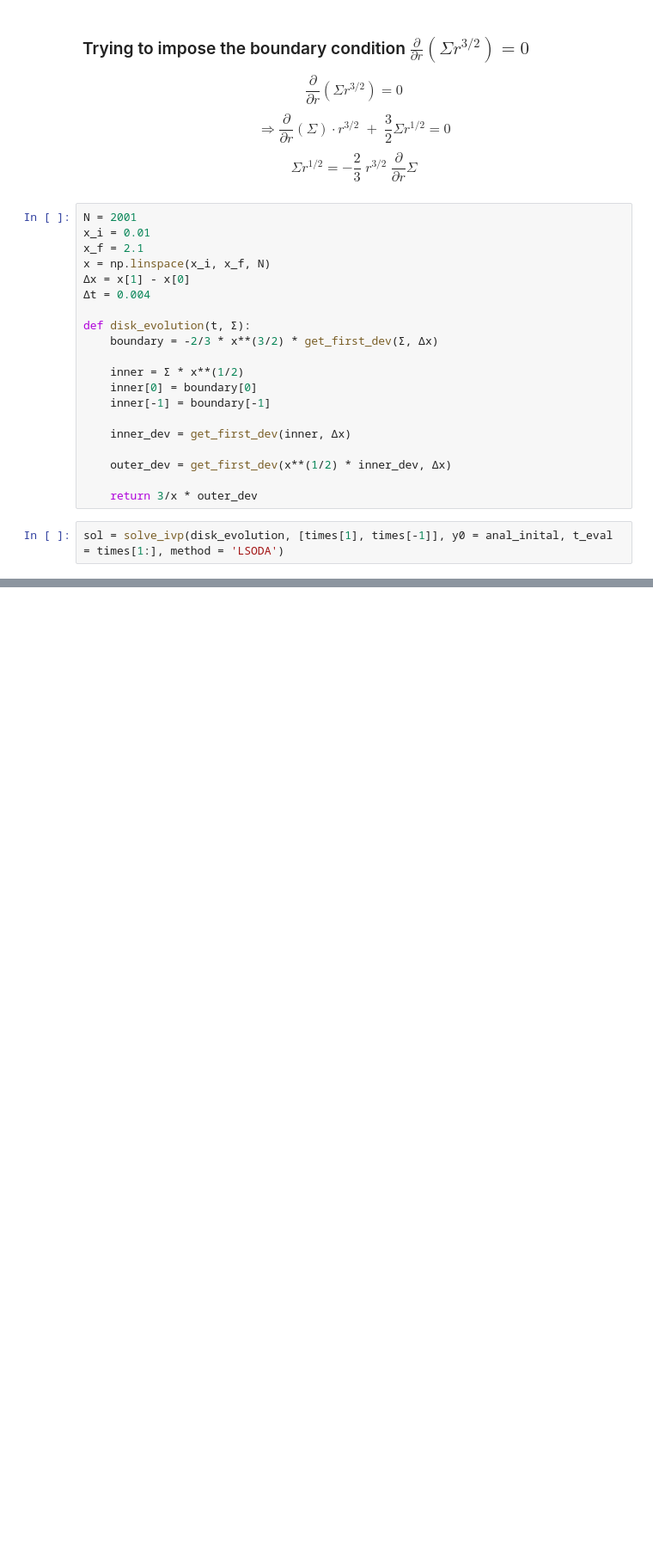
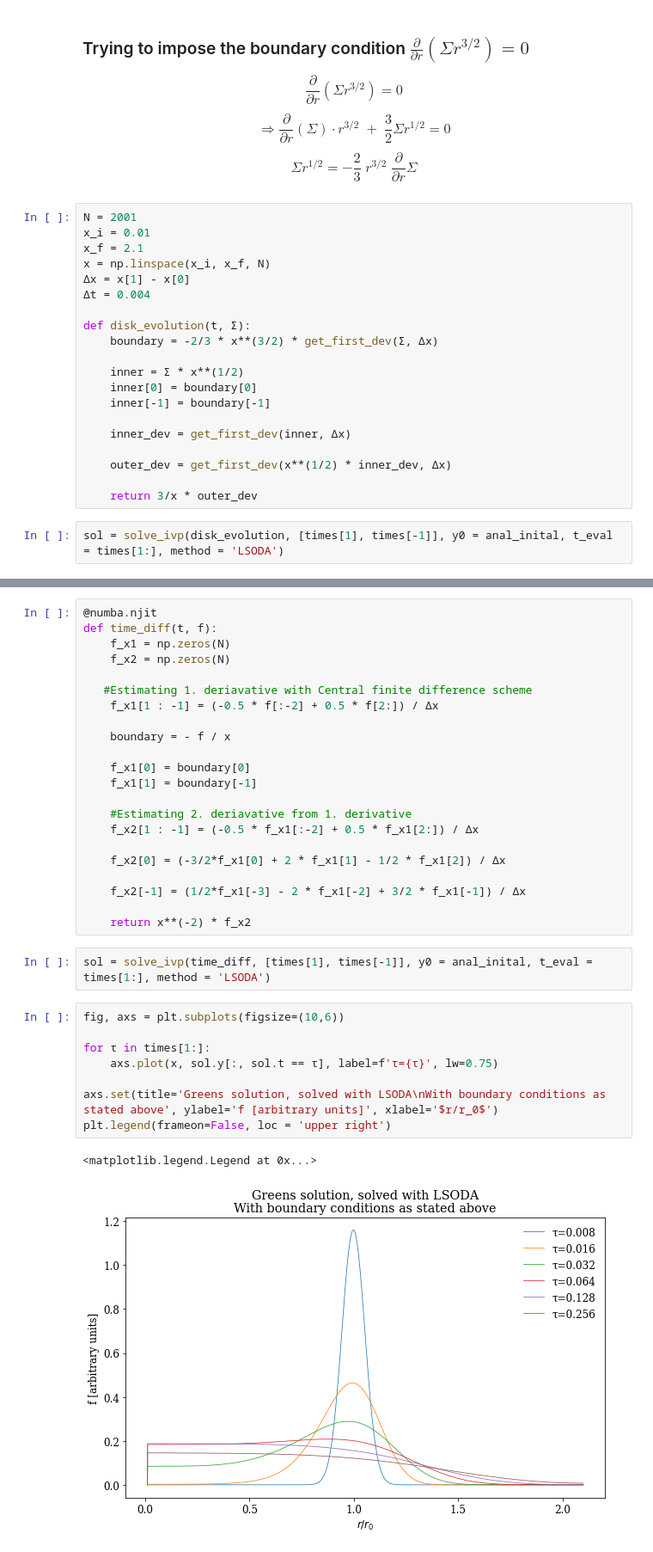
Before and after one commit to agent031/bachelor_code, a Jupyter notebook: Simple_solutions/evolution-greens_solution.ipynb, the cells around one changed output, grey strips where cells are left out. Shown at 86% size. Drawn from its saved outputs; the diff is of its cells as text; blank space fills up the shorter version.

```diff
--- a/Simple_solutions/evolution-greens_solution.ipynb
+++ b/Simple_solutions/evolution-greens_solution.ipynb
@@ -416,0 +419,35 @@ plt.legend(frameon=False, loc = 'upper right')
+# %%
+@numba.njit
+def time_diff(t, f):
+    f_x1 = np.zeros(N)
+    f_x2 = np.zeros(N)
+
+   #Estimating 1. deriavative with Central finite difference scheme
+    f_x1[1 : -1] = (-0.5 * f[:-2] + 0.5 * f[2:]) / Δx
+
+    boundary = - f / x
+
+    f_x1[0] = boundary[0]
+    f_x1[1] = boundary[-1]
+
+    #Estimating 2. deriavative from 1. derivative
+    f_x2[1 : -1] = (-0.5 * f_x1[:-2] + 0.5 * f_x1[2:]) / Δx
+
+    f_x2[0] = (-3/2*f_x1[0] + 2 * f_x1[1] - 1/2 * f_x1[2]) / Δx
+
+    f_x2[-1] = (1/2*f_x1[-3] - 2 * f_x1[-2] + 3/2 * f_x1[-1]) / Δx
+
+    return x**(-2) * f_x2
+# %%
+sol = solve_ivp(time_diff, [times[1], times[-1]], y0 = anal_inital, t_eval = times[1:], method = 'LSODA')
+# %%
+fig, axs = plt.subplots(figsize=(10,6))
+
+for τ in times[1:]:
+    axs.plot(x, sol.y[:, sol.t == τ], label=f'τ={τ}', lw=0.75)
+
+axs.set(title='Greens solution, solved with LSODA\nWith boundary conditions as stated above', ylabel='f [arbitrary units]', xlabel='$r/r_0$')
+plt.legend(frameon=False, loc = 'upper right')
+# %% [output]
+<matplotlib.legend.Legend at 0x...>
+[figure, added]
```
Also changed, not shown: parts of 2 cells of this notebook.
